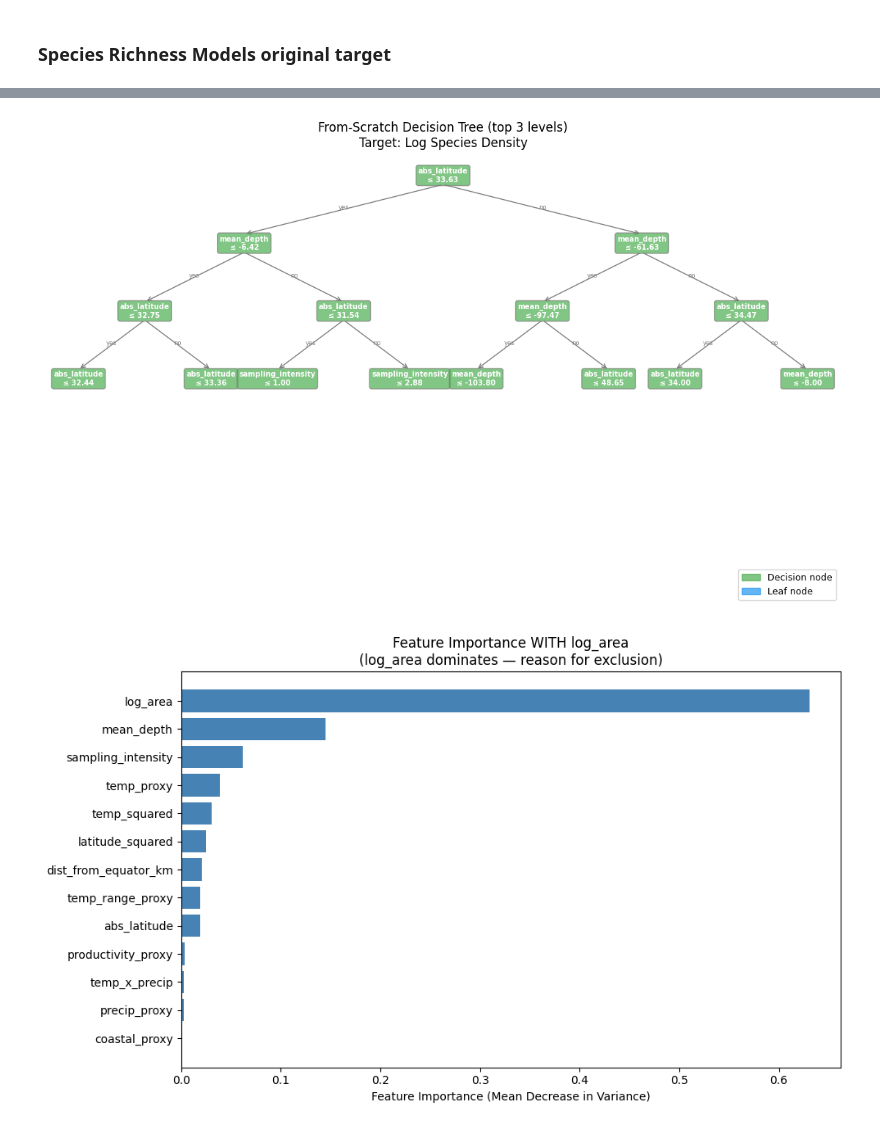
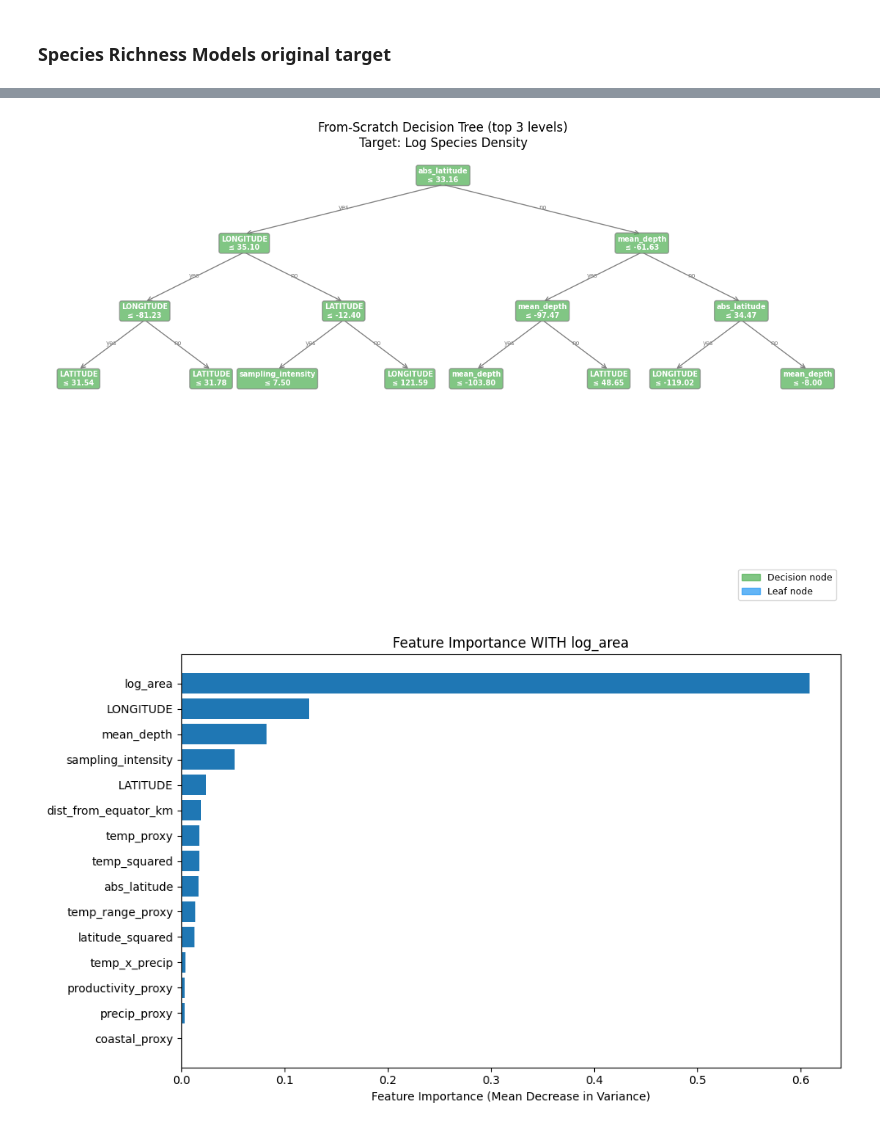
Before and after one commit to zaiba6/Biodiversity-Predictors, a Jupyter notebook: Methods/all_forest.ipynb, the cells around one changed output, grey strips where cells are left out. Cells and saved outputs as stored; diff of their text form; code cells hidden in the pictures.

```diff
--- a/Methods/all_forest.ipynb
+++ b/Methods/all_forest.ipynb
@@ -36,8 +26,9 @@ print(md.head())
 # %%
-# Main feature set — no log_area (it's in the denominator of target variable)
 features_density = [
     'mean_depth',
+    'LATITUDE',
     'abs_latitude',
+    'LONGITUDE',
     'dist_from_equator_km',
     'temp_proxy',
     'temp_range_proxy',
@@ -50,10 +41,13 @@ features_density = [
     'productivity_proxy'
 ]
 
-# Robustness check — ecological variables only, no sampling_intensity
+# ecological variables only
 features_no_sampling = [
     'mean_depth',
     'abs_latitude',
+    'LATITUDE',
+    'abs_latitude',
+    'LONGITUDE',
     'dist_from_equator_km',
     'temp_proxy',
     'temp_range_proxy',
@@ -86,18 +63,22 @@ NaN areas: 0
 # %%
-# Create species density target
-md['species_density'] = md['species_richness'] / md['AREA_SQ_KM']
+# identify species density target, rename for interpretability
+md['log_density'] = md['log_richness']
 # %%
+# compare raw density and log density
 plt.figure(figsize=(10, 4))
 plt.subplot(1, 2, 1)
-plt.hist(md['species_density'], bins=50, color='steelblue', edgecolor='white')
+# exponentiate species dens to show original
+md['raw_density']=np.exp(md['log_density'])
+
+plt.hist((md['raw_density']), bins=50, color='steelblue', edgecolor='white')
 plt.title('Species Density (raw)')
 plt.xlabel('Species per km²')
 
 plt.subplot(1, 2, 2)
-plt.hist(np.log(md['species_density']), bins=50, color='steelblue', edgecolor='white')
+plt.hist(md['log_density'], bins=50, color='steelblue', edgecolor='white')
 plt.title('Log Species Density')
 plt.xlabel('Log(Species per km²)')
 plt.tight_layout()
-plt.savefig('distribution_comparison_density.png', dpi=150, bbox_inches='tight')
+plt.savefig('/Users/juliannahoitt/Desktop/MATH6243/FinalProj/Biodiversity-Predictors/Images/distribution_comparison_dens.png', dpi=150, bbox_inches='tight')
 plt.show()
 # %% [output]
@@ -120,7 +102,7 @@ plt.show()
 [figure]
 # %%
 # Log transform of density chosen — more symmetric distribution
-y_density = np.log(md['species_density']).to_numpy()
+y_density = md['log_density']
 print("Target range:", y_density.min().round(3), "to", y_density.max().round(3))
 print("Target mean:", y_density.mean().round(3))
 # %% [output]
@@ -541,31 +510,29 @@ green = mpatches.Patch(color='#4CAF50', alpha=0.7, label='Decision node')
 blue = mpatches.Patch(color='#2196F3', alpha=0.7, label='Leaf node')
 ax.legend(handles=[green, blue], loc='lower right', fontsize=9)
 plt.title('From-Scratch Decision Tree (top 3 levels)\nTarget: Log Species Density', fontsize=12)
-plt.savefig('tree_visual.png', dpi=150, bbox_inches='tight')
 plt.show()
 # %% [output]
-[figure, old version]
+[figure, new version]
 # %%
 # Build feature matrix WITH log_area for comparison
 features_with_logarea = features_density + ['log_area']
 X_logarea = md[features_with_logarea].to_numpy()
 X_train_la, X_test_la, y_train_la, y_test_la = train_test_split(
     X_logarea, y_density, test_size=0.2, random_state=0
 )
 rf_la = RandomForestRegressor(n_estimators=100, max_depth=10, min_samples_leaf=5, random_state=0)
 rf_la.fit(X_train_la, y_train_la)
 
 importances_la = rf_la.feature_importances_
 indices_la = np.argsort(importances_la)[::-1]
 
 fig, ax = plt.subplots(figsize=(10, 6))
 ax.barh([features_with_logarea[i] for i in indices_la[::-1]],
-         importances_la[indices_la[::-1]],
-         color='steelblue')
+         importances_la[indices_la[::-1]])
 ax.set_xlabel('Feature Importance (Mean Decrease in Variance)')
-ax.set_title('Feature Importance WITH log_area\n(log_area dominates — reason for exclusion)')
+ax.set_title('Feature Importance WITH log_area')
 plt.tight_layout()
-plt.savefig('feature_importance_with_logarea.png', dpi=150, bbox_inches='tight')
+plt.savefig('/Users/juliannahoitt/Desktop/MATH6243/FinalProj/Biodiversity-Predictors/Images/feature_importance_with_logarea.png', dpi=150, bbox_inches='tight')
 plt.show()
 # %% [output]
-[figure, old version]
+[figure, new version]
```
Also changed, not shown: parts of 25 cells of this notebook, 4 other files.
